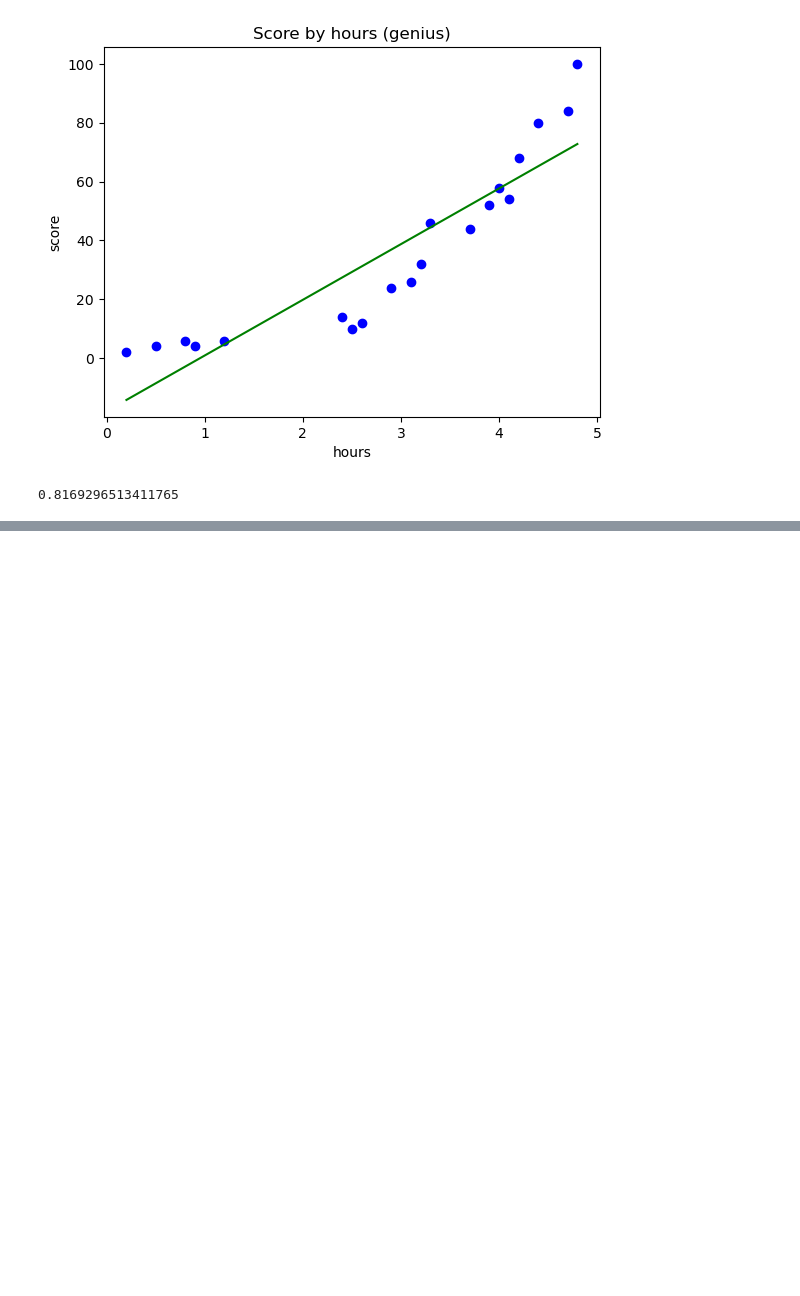
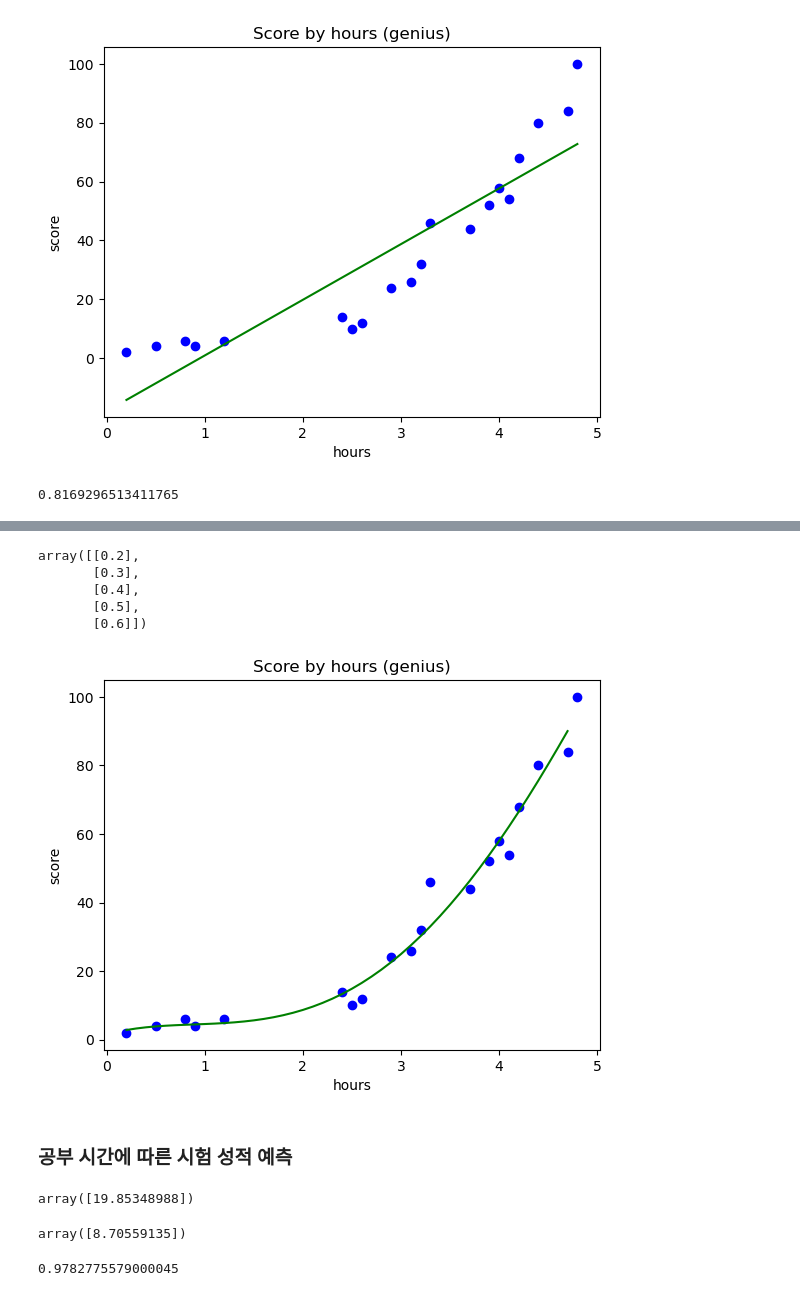
Before and after one commit to doari/Python-Machine-Learning, a Jupyter notebook: 03. Polynomial Regression.ipynb, the cells around one changed output, grey strips where cells are left out. Cells and saved outputs as stored; diff of their text form; code cells hidden in the pictures; blank space fills up the shorter version.

```diff
--- a/03. Polynomial Regression.ipynb
+++ b/03. Polynomial Regression.ipynb
@@ -35,0 +102,31 @@ reg.score(X,y) # 전체 데이터를 통한 모델 평가
+# %%
+X_range[:5]
+# %% [output]
+array([[0.2],
+       [0.3],
+       [0.4],
+       [0.5],
+       [0.6]])
+# %%
+plt.scatter(X,y,color = 'blue') # 산점도
+plt.plot(X_range,lin_reg.predict(poly_reg.fit_transform(X_range)), color='green') # 선 그래프
+plt.title('Score by hours (genius)') # 제목
+plt.xlabel('hours') #  X 축 이름
+plt.ylabel('score') #  Y 축 이름
+plt.show()
+# %% [output]
+[figure, added]
+# %% [markdown]
+### 공부 시간에 따른 시험 성적 예측
+# %%
+reg.predict([[2]]) # 2시간을 공부했을 때 선형 회귀 모델의 예측
+# %% [output]
+array([19.85348988])
+# %%
+lin_reg.predict(poly_reg.fit_transform([[2]])) # 2시간을 공부했을 때 다항 회귀 모델의 예측
+# %% [output]
+array([8.70559135])
+# %%
+lin_reg.score(X_poly,y)
+# %% [output]
+0.9782775579000045
```
Also changed, not shown: parts of 11 cells of this notebook.
